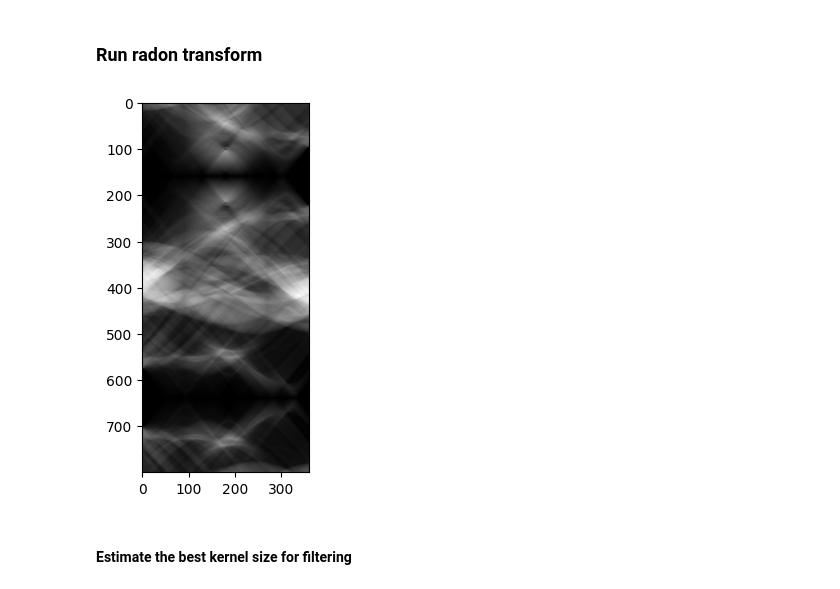
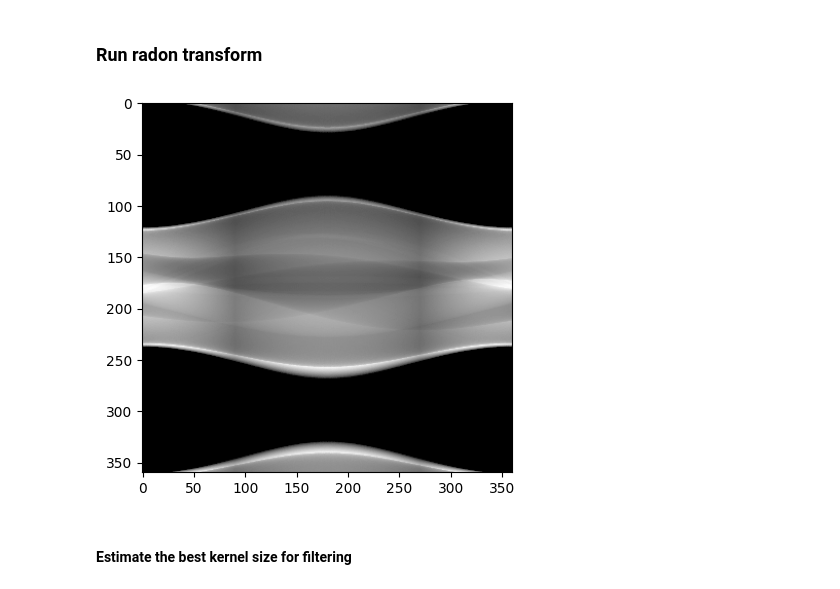
Before and after one commit to kamil271e/CT-scan, a Jupyter notebook: CT_scan.ipynb, the cells around one changed output. Drawn from its saved outputs; the diff is of its cells as text; code cells hidden in the pictures.

```diff
--- a/CT_scan.ipynb
+++ b/CT_scan.ipynb
@@ -32,13 +32,15 @@ for file in filenames:
     img = cv2.imread(pic_dir+file, cv2.IMREAD_GRAYSCALE)
 
     # fill backgorund
-    h, w = img.shape
-    diagonal = np.round(np.sqrt(h**2 + w**2)).astype(int)
+    h, _ = img.shape
+    img = cv2.resize(img, (h,h))
+    diagonal = np.round(np.sqrt(h**2 + h**2)).astype(int)
     new_shape = (diagonal, diagonal)
     large_img = np.zeros(new_shape)
+
     x0 = (diagonal - h) // 2
-    y0 = (diagonal - w) // 2
-    large_img[y0:y0+h, x0:x0+w] = img
+    y0 = (diagonal - h) // 2
+    large_img[y0:y0+h, x0:x0+h] = img
 
     images[file.split('.')[0]] = img #large_img
 # %% [markdown]
@@ -114,18 +116,15 @@ def MinMax(v):
 # %% [markdown]
 ### Run radon transform
 # %%
-def radon_transform(img, detector_num, delta, phi, show_iter=True, faster=False, filtering=True, kernel_size=None):
+def radon_transform(img, detector_num, delta, phi, show_iter=True, faster=True, filtering=False, kernel_size=None):
 
     if faster:
         img = rescale(img, scale=0.2) # rescaling image gives little worse effect but calculations are faster
 
     x0, y0 = img.shape[0] // 2, img.shape[1] // 2 # center coordinates
-    angles = np.arange(0, 180 + delta, delta)
+    angles = np.arange(0, 180, delta)
     sinogram = np.zeros((len(angles), detector_num))
     r = img.shape[0] / 2
-
-    if not kernel_size:
-        kernel_size = len(angles)-1
 
     for i, alpha in enumerate(angles):
         angles_det = np.deg2rad(np.linspace(0, phi, detector_num) + alpha - phi/2)
@@ -155,11 +154,12 @@ def radon_transform(img, detector_num, delta, phi, show_iter=True, faster=False,
             IPython.display.clear_output(wait=True)
 
     if filtering:
+        if not kernel_size:
+            kernel_size = len(angles)
         sinogram = apply_filter(sinogram, kernel_size)
 
     return sinogram
 # %%
 sinogram = radon_transform(img, detector_num, delta, phi, faster=False, filtering=False, show_iter=True)
-filtered_sinogram = apply_filter(sinogram, sinogram.shape[0]-1)
 # %% [output]
-[figure, old version]
+[figure, new version]
```
Also changed, not shown: parts of 21 cells of this notebook, 1 other file.
